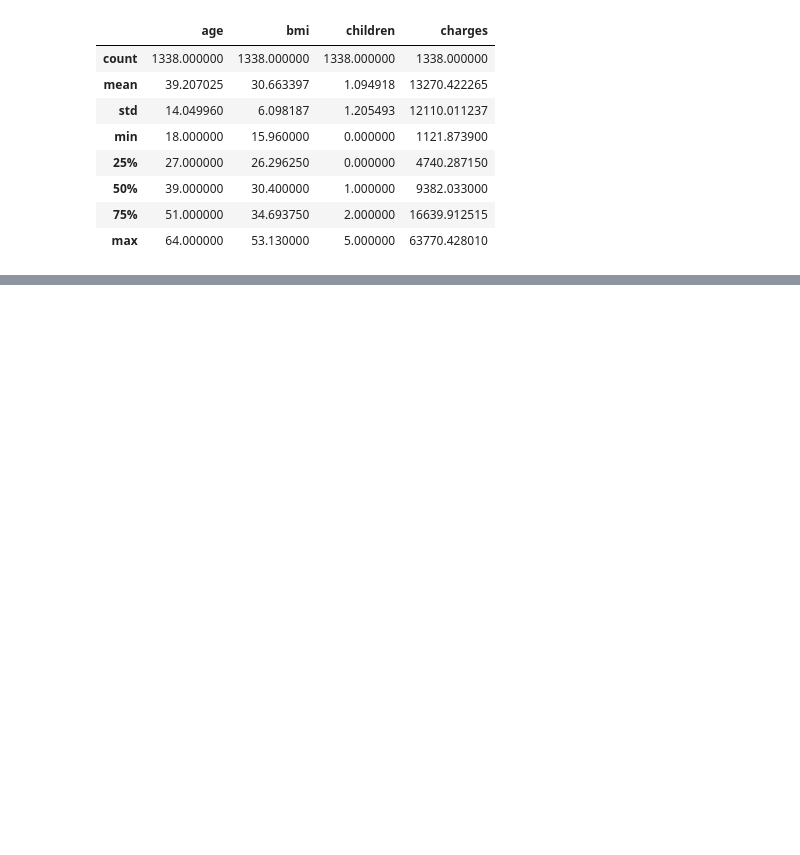
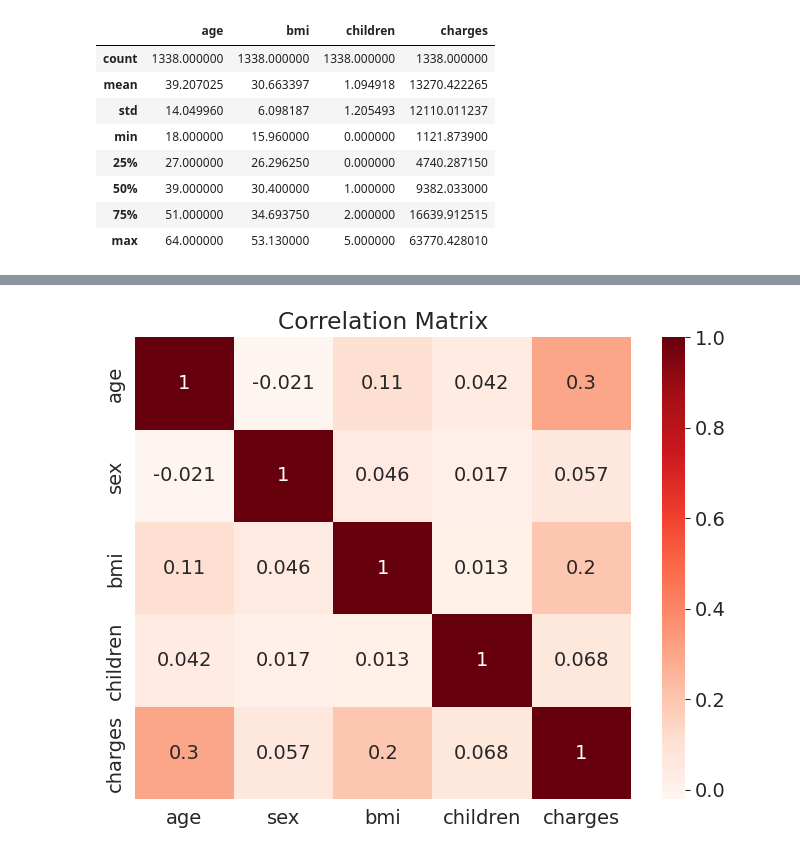
Before and after one commit to Veritate1311/Portfolio, a Jupyter notebook: Medical_record.ipynb, the cells around one changed output, grey strips where cells are left out. Cells and saved outputs as stored; diff of their text form; code cells hidden in the pictures; blank space fills up the shorter version.

```diff
--- a/Medical_record.ipynb
+++ b/Medical_record.ipynb
@@ -62,0 +119,5 @@ medical_df.describe()
+# %%
+sns.set_style('darkgrid')
+matplotlib.rcParams['font.size'] = 14
+matplotlib.rcParams['figure.figsize'] = (8, 6)
+matplotlib.rcParams['figure.facecolor'] = '#00000000'
@@ -62,0 +295,12 @@ medical_df.describe()
+# %%
+# Convert categorical variables to numeric values
+medical_df['sex'] = medical_df['sex'].astype('category').cat.codes
+
+# Calculate the correlation matrix
+corr_matrix = medical_df.corr(numeric_only=True)
+
+# Plot the heatmap
+sns.heatmap(corr_matrix, cmap='Reds', annot=True)
+plt.title('Correlation Matrix');
+# %% [output]
+[figure, added]
```
Also changed, not shown: parts of 30 cells of this notebook.
